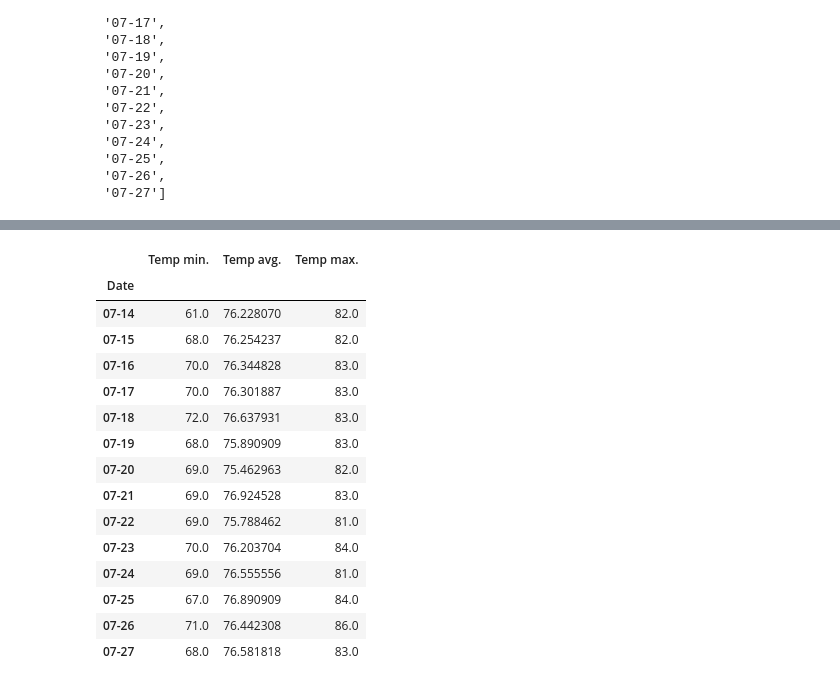
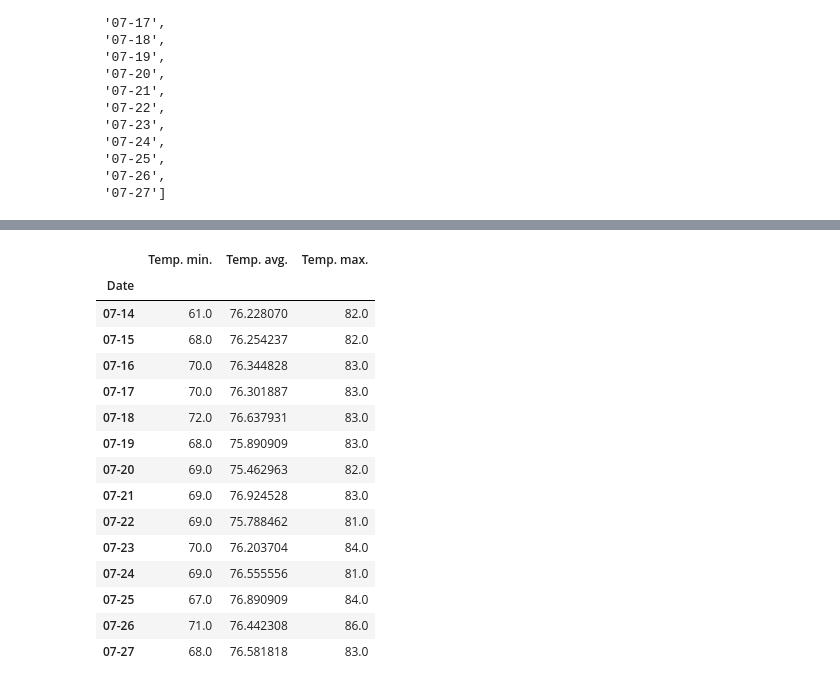
Before and after one commit to tomjp90/sqlalchemy-challenge, a Jupyter notebook: climate_starter.ipynb, the cells around one changed output, grey strips where cells are left out. Drawn from its saved outputs; the diff is of its cells as text; code cells hidden in the pictures.

```diff
--- a/climate_starter.ipynb
+++ b/climate_starter.ipynb
@@ -426,20 +428,14 @@ daily_normals("01-01")
 # startplusone
 # %%
 # calculate the daily normals for the trip
-# push each tuple of calculations into a list called `normals`
+# set dates for trip
 end = '2017-07-27'
 start = '2017-07-14'
-
-# number of days for trip
-no_days = (dt.datetime.strptime(end, '%Y-%m-%d') -
-               dt.datetime.strptime(start, '%Y-%m-%d')).days
 
 end_date = dt.datetime.strptime(end, '%Y-%m-%d')
 start_date = dt.datetime.strptime(start, '%Y-%m-%d')
 
-# loop and find all dates in the trip
-date_range = []
-for x in range(no_days + 1):
-    date_range.append(dt.datetime.strptime(start, '%Y-%m-%d') + dt.timedelta(days=x))
-date_range
+# the number of days for the trip
+no_days = (end_date - start_date).days + 1
+no_days
 # %% [output]
@@ -459,0 +443,6 @@ date_range
+# %%
+# loop and find all dates in the trip
+date_range = []
+for x in range(no_days):
+    date_range.append(start_date + dt.timedelta(days=x))
+date_range
@@ -505,14 +494,14 @@ for z in month_day:
 # %%
-# Create a dataframe with all results
+# create a dataframe with all results for each date
 df = pd.DataFrame()
 df['Date'] = month_day
-df['Temp min.'] = min
-df['Temp avg.'] = avg
-df['Temp max.'] = max
+df['Temp. min.'] = min
+df['Temp. avg.'] = avg
+df['Temp. max.'] = max
 df = df.set_index('Date')
 df
 # %% [output]
-|  | Temp min. | Temp avg. | Temp max. |
+|  | Temp. min. | Temp. avg. | Temp. max. |
 | Date |  |  |  |
 | 07-14 | 61.0 | 76.228070 | 82.0 |
 | 07-15 | 68.0 | 76.254237 | 82.0 |
```
Also changed, not shown: parts of 8 cells of this notebook.
